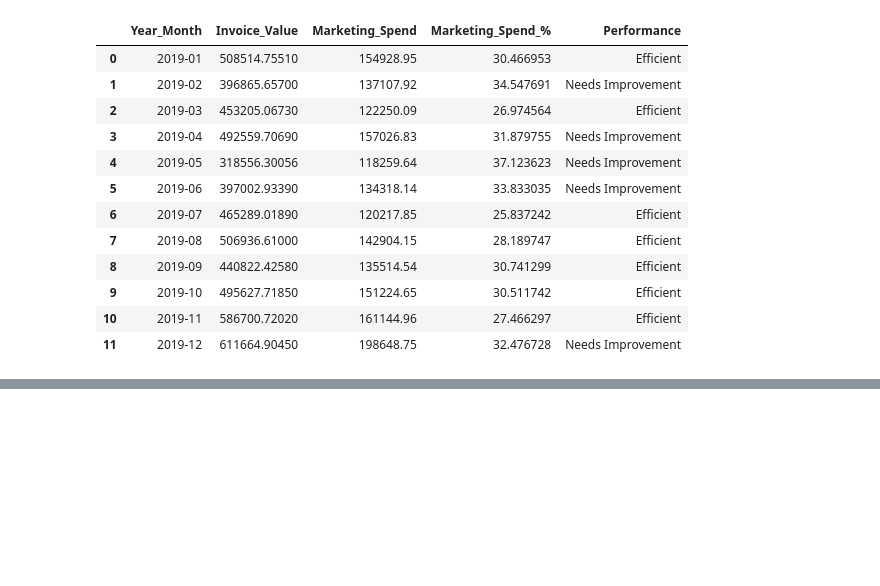
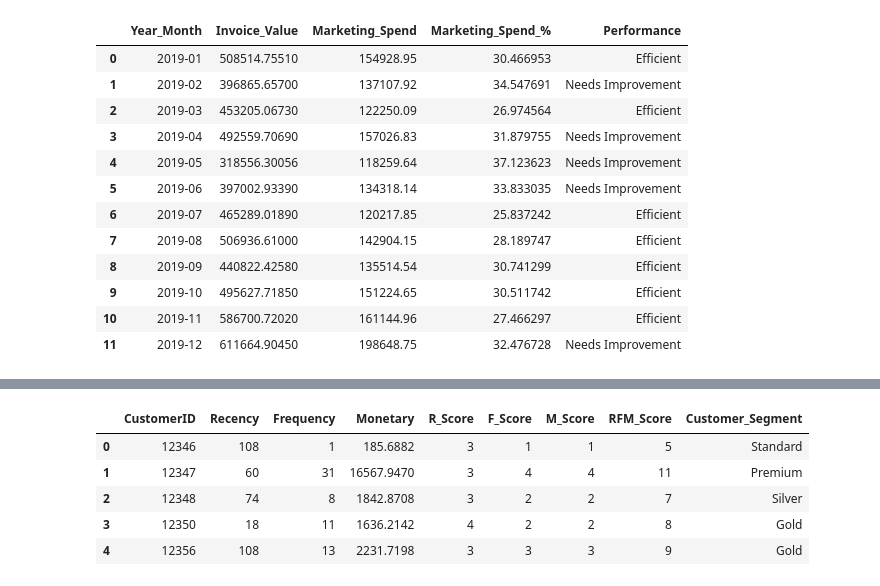
Before and after one commit to anp2/Declarative-Pipeline, a Jupyter notebook: EcommProj.ipynb, the cells around one changed output, grey strips where cells are left out. Cells and saved outputs as stored; diff of their text form; code cells hidden in the pictures; blank space fills up the shorter version.

```diff
--- a/EcommProj.ipynb
+++ b/EcommProj.ipynb
@@ -2400,0 +2496,14 @@ marketing_analysis
+# %%
+# Monetary - Higher is better.
+
+rfm['M_Score'] = pd.qcut(
+
+    rfm['Monetary'],
+
+    q=4,
+
+    labels=[1,2,3,4],
+
+    duplicates='drop'
+
+)
@@ -2400,0 +2538,37 @@ marketing_analysis
+# %%
+# Create Customer Segments
+
+def segment_customer(score):
+
+    if score >= 10:
+
+        return 'Premium'
+
+    elif score >= 8:
+
+        return 'Gold'
+
+    elif score >= 6:
+
+        return 'Silver'
+
+    else:
+
+        return 'Standard'
+# %%
+rfm['Customer_Segment'] = (
+
+    rfm['RFM_Score']
+
+    .apply(segment_customer)
+
+)
+
+rfm.head()
+# %% [output]
+|  | CustomerID | Recency | Frequency | Monetary | R_Score | F_Score | M_Score | RFM_Score | Customer_Segment |
+| 0 | 12346 | 108 | 1 | 185.6882 | 3 | 1 | 1 | 5 | Standard |
+| 1 | 12347 | 60 | 31 | 16567.9470 | 3 | 4 | 4 | 11 | Premium |
+| 2 | 12348 | 74 | 8 | 1842.8708 | 3 | 2 | 2 | 7 | Silver |
+| 3 | 12350 | 18 | 11 | 1636.2142 | 4 | 2 | 2 | 8 | Gold |
+| 4 | 12356 | 108 | 13 | 2231.7198 | 3 | 3 | 3 | 9 | Gold |
```
Also changed, not shown: parts of 10 cells of this notebook.
